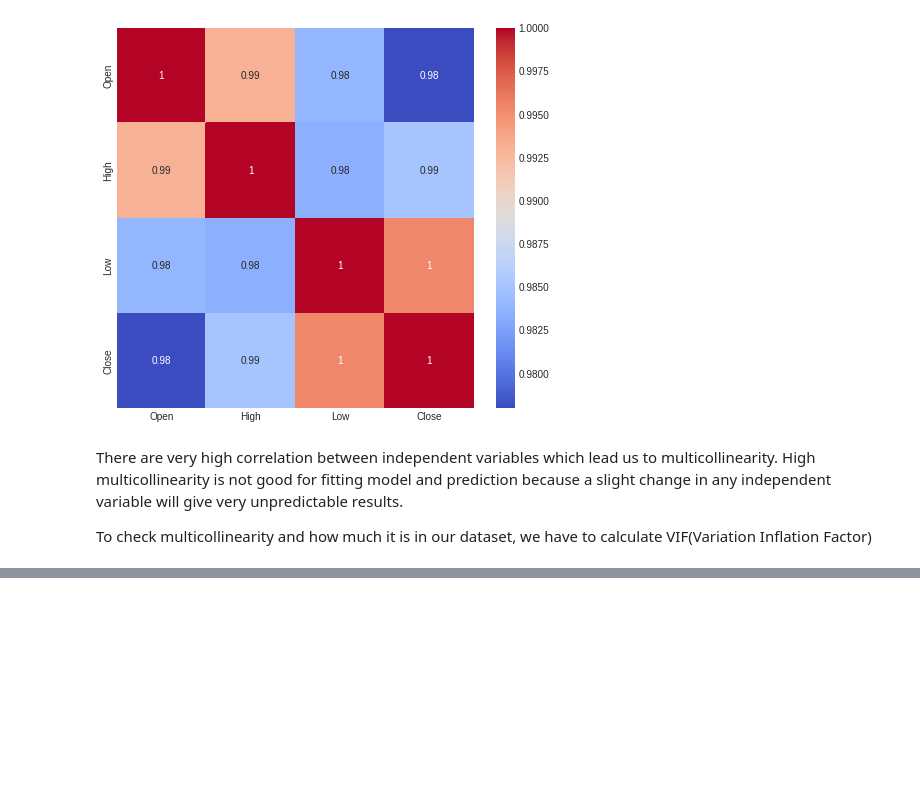
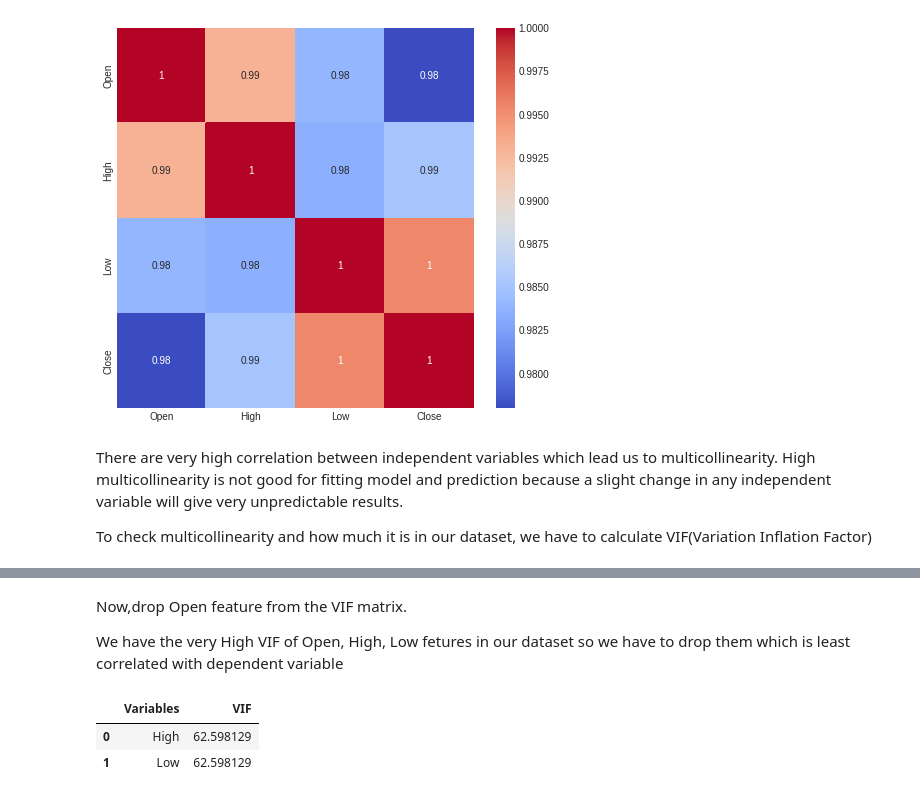
Before and after one commit to dongrepranali/Yes-Bank-Stock-Closing-Price-Prediction, a Jupyter notebook: Yes_Bank_Stock_Closing_Price_Prediction.ipynb, the cells around one changed output, grey strips where cells are left out. Saved outputs shown, nothing was run; the diff lists cells and outputs as text; code cells hidden in the pictures; blank space fills up the shorter version.

```diff
--- a/Yes_Bank_Stock_Closing_Price_Prediction.ipynb
+++ b/Yes_Bank_Stock_Closing_Price_Prediction.ipynb
@@ -375,3 +375,11 @@ sns.heatmap(abs(corr),annot = True,cmap = 'coolwarm')
 There are very high correlation between independent variables which lead us to multicollinearity. High multicollinearity is not good for fitting model and prediction because a slight change in any independent variable will give very unpredictable results.
 
 To check multicollinearity and how much it is in our dataset, we have to calculate VIF(Variation Inflation Factor)
+# %%
+# VIF
+from statsmodels.stats.outliers_influence import variance_inflation_factor
+def calc_vif(data):
+  vif = pd.DataFrame()
+  vif['Variables'] = data.columns
+  vif['VIF'] = [variance_inflation_factor(data.values,i) for i in range(data.shape[1])]
+  return (vif)
@@ -377,0 +404,11 @@ To check multicollinearity and how much it is in our dataset, we have to calcula
+# %% [markdown]
+Now,drop Open feature from the VIF matrix.
+
+We have the very High VIF of Open, High, Low fetures in our dataset so we have to drop them which is least correlated with dependent variable
+# %%
+# Here we will drop the open feature from the VIF matrix
+calc_vif(df[[i for i in df.describe().columns if i not in ['Date', 'Close','Open']]])
+# %% [output]
+|  | Variables | VIF |
+| 0 | High | 62.598129 |
+| 1 | Low | 62.598129 |
```
Also changed, not shown: parts of 5 cells of this notebook.
